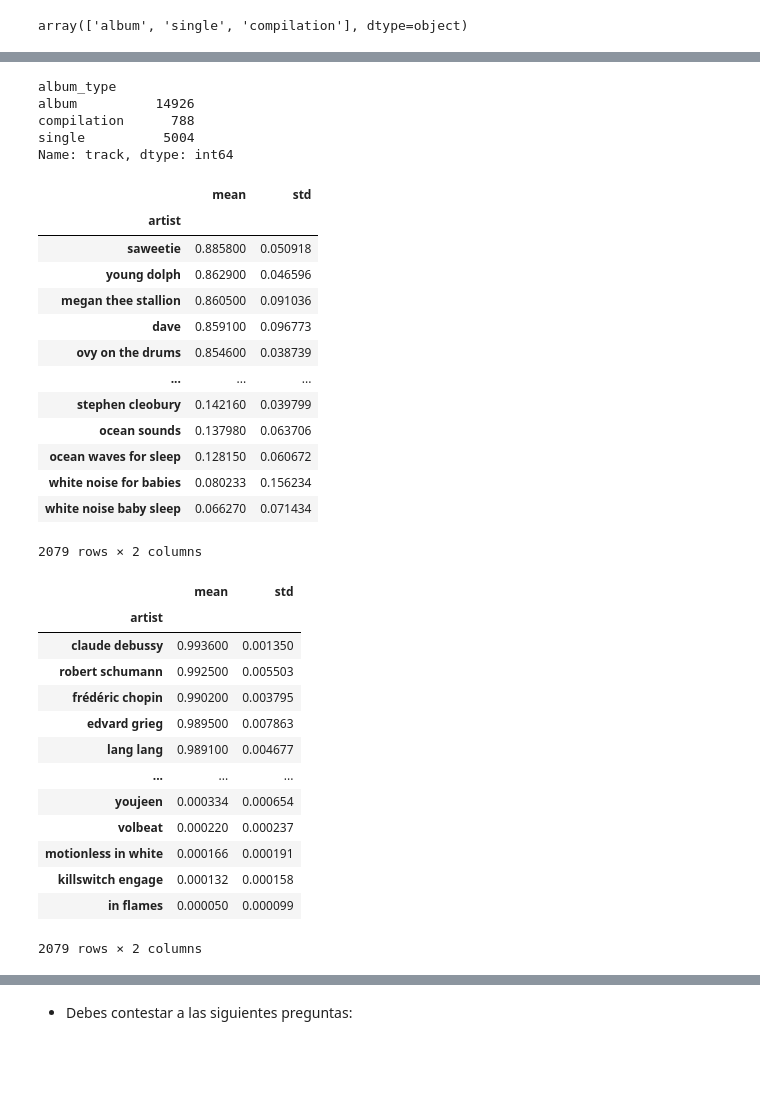
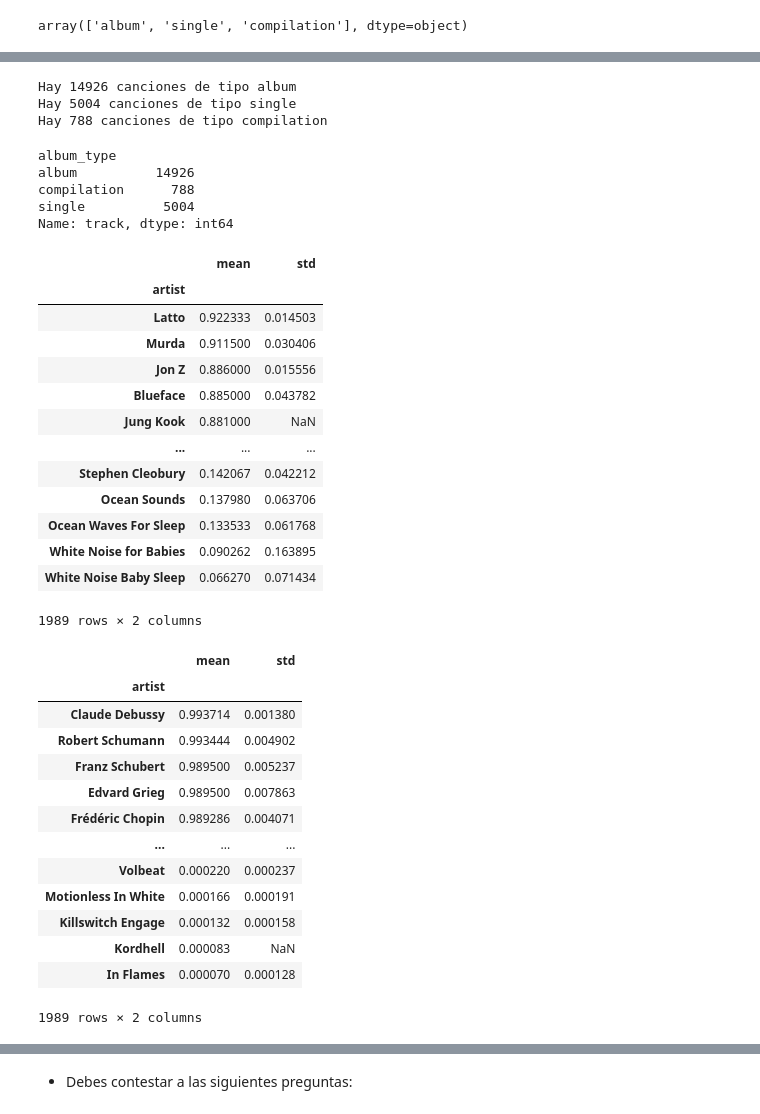
Before and after one commit to inesaag/promo-G-DA-modulo3-evaluacion-intermedia-Ines, a Jupyter notebook: ejercicios.ipynb, the cells around one changed output, grey strips where cells are left out. Cells and saved outputs as stored; diff of their text form; code cells hidden in the pictures; blank space fills up the shorter version.

```diff
--- a/ejercicios.ipynb
+++ b/ejercicios.ipynb
@@ -252,3 +252,7 @@ artistas2
 df['album_type'].unique()
 # %% [output]
 array(['album', 'single', 'compilation'], dtype=object)
+# %%
+#Crea tres *dataframes* diferentes, uno para cada tipo de "album_type".
+df_album = df[df['album_type'] == 'album']
+df_album.head(2)
@@ -255,3 +277,12 @@ array(['album', 'single', 'compilation'], dtype=object)
+# %%
+#¿Cuántas canciones tenemos en cada tipo?
+print(f'Hay {df_album.shape[0]} canciones de tipo album')
+print(f'Hay {df_single.shape[0]} canciones de tipo single')
+print(f'Hay {df_compilation.shape[0]} canciones de tipo compilation')
+# %% [output]
+Hay 14926 canciones de tipo album
+Hay 5004 canciones de tipo single
+Hay 788 canciones de tipo compilation
 # %%
 df.groupby('album_type')['track'].count()
 # %% [output]
@@ -262,37 +293,37 @@ single          5004
 Name: track, dtype: int64
 # %%
 #- Usando el *dataframe* de los albumes que hemos creado en el ejercicio anterior. ¿Cuál es la media y la desviación estándar de "danceability", "acousticness" y "speechiness" de cada artista?. Muesrtra los resultados en tres dataframes diferentes, uno para cada métrica ("danceability", "acousticness" y "speechiness"). Ordena los resultados de mayor a menor en base a la media.
-df.groupby('artist')['danceability'].agg(['mean', 'std']).sort_values(by='mean', ascending=False)
+df_album.groupby('artist')['danceability'].agg(['mean', 'std']).sort_values(by='mean', ascending=False)
 # %% [output]
 |  | mean | std |
 | artist |  |  |
-| saweetie | 0.885800 | 0.050918 |
-| young dolph | 0.862900 | 0.046596 |
-| megan thee stallion | 0.860500 | 0.091036 |
-| dave | 0.859100 | 0.096773 |
-| ovy on the drums | 0.854600 | 0.038739 |
+| Latto | 0.922333 | 0.014503 |
+| Murda | 0.911500 | 0.030406 |
+| Jon Z | 0.886000 | 0.015556 |
+| Blueface | 0.885000 | 0.043782 |
+| Jung Kook | 0.881000 | NaN |
 | ... | ... | ... |
-| stephen cleobury | 0.142160 | 0.039799 |
-| ocean sounds | 0.137980 | 0.063706 |
-| ocean waves for sleep | 0.128150 | 0.060672 |
-| white noise for babies | 0.080233 | 0.156234 |
-| white noise baby sleep | 0.066270 | 0.071434 |
+| Stephen Cleobury | 0.142067 | 0.042212 |
+| Ocean Sounds | 0.137980 | 0.063706 |
+| Ocean Waves For Sleep | 0.133533 | 0.061768 |
+| White Noise for Babies | 0.090262 | 0.163895 |
+| White Noise Baby Sleep | 0.066270 | 0.071434 |
-2079 rows × 2 columns
+1989 rows × 2 columns
 # %%
-df.groupby('artist')['acousticness'].agg(['mean', 'std']).sort_values(by='mean', ascending=False)
+df_album.groupby('artist')['acousticness'].agg(['mean', 'std']).sort_values(by='mean', ascending=False)
 # %% [output]
 |  | mean | std |
 | artist |  |  |
-| claude debussy | 0.993600 | 0.001350 |
-| robert schumann | 0.992500 | 0.005503 |
-| frédéric chopin | 0.990200 | 0.003795 |
-| edvard grieg | 0.989500 | 0.007863 |
-| lang lang | 0.989100 | 0.004677 |
+| Claude Debussy | 0.993714 | 0.001380 |
+| Robert Schumann | 0.993444 | 0.004902 |
+| Franz Schubert | 0.989500 | 0.005237 |
+| Edvard Grieg | 0.989500 | 0.007863 |
+| Frédéric Chopin | 0.989286 | 0.004071 |
 | ... | ... | ... |
-| youjeen | 0.000334 | 0.000654 |
-| volbeat | 0.000220 | 0.000237 |
-| motionless in white | 0.000166 | 0.000191 |
-| killswitch engage | 0.000132 | 0.000158 |
-| in flames | 0.000050 | 0.000099 |
+| Volbeat | 0.000220 | 0.000237 |
+| Motionless In White | 0.000166 | 0.000191 |
+| Killswitch Engage | 0.000132 | 0.000158 |
+| Kordhell | 0.000083 | NaN |
+| In Flames | 0.000070 | 0.000128 |
-2079 rows × 2 columns
+1989 rows × 2 columns
 # %%
```
Also changed, not shown: parts of 23 cells of this notebook.
